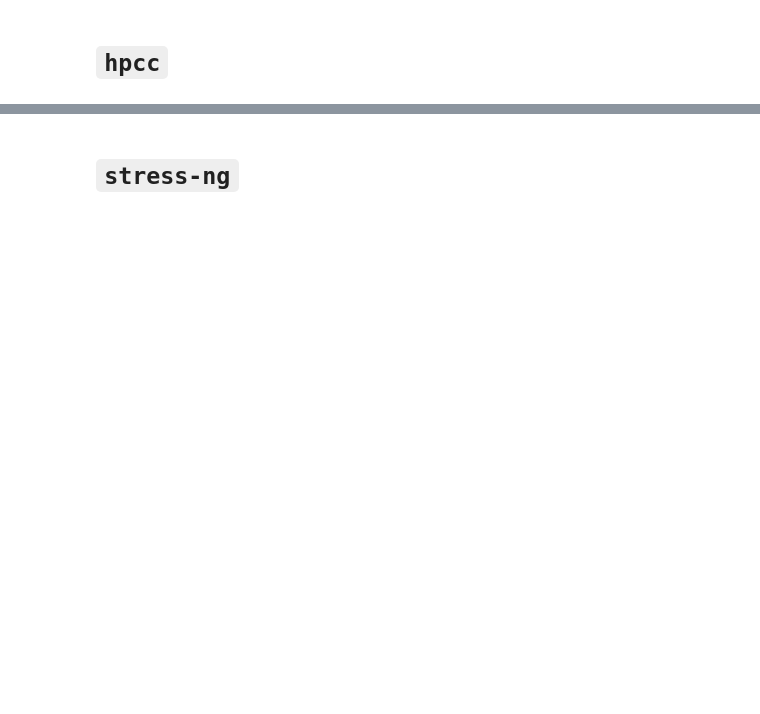
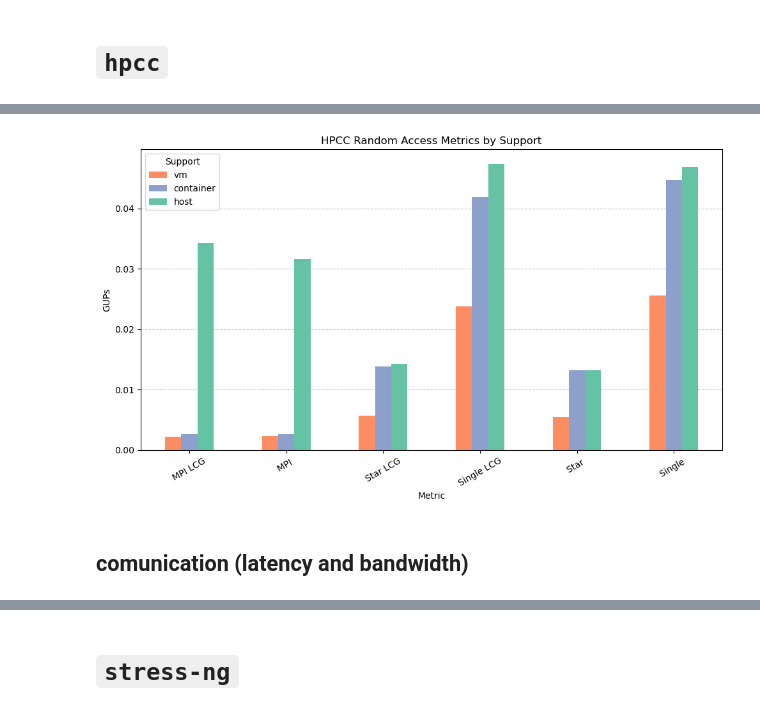
Before and after one commit to giovanni-lucarelli/cloud-basic, a Jupyter notebook: analysis/analysis.ipynb, the cells around one changed output, grey strips where cells are left out. Saved outputs shown, nothing was run; the diff lists cells and outputs as text; code cells hidden in the pictures; blank space fills up the shorter version.

```diff
--- a/analysis/analysis.ipynb
+++ b/analysis/analysis.ipynb
@@ -133,0 +139,6 @@ plt.show()
+# %%
+random_access_metric = ['MPIRandomAccess_LCG_GUPs', 'MPIRandomAccess_GUPs', 'StarRandomAccess_LCG_GUPs', 'SingleRandomAccess_LCG_GUPs', 'StarRandomAccess_GUPs', 'SingleRandomAccess_GUPs']
+
+random_access_df = hpcc_raw[hpcc_raw['metric'].isin(random_access_metric)]
+
+random_access_df
@@ -133,0 +153,14 @@ plt.show()
+# %%
+
+# remove the '_GUPs' from the metric names for random access
+random_access_df['metric'] = random_access_df['metric'].replace(
+    {m: m.replace('_GUPs', '') for m in random_access_df['metric']}
+)
+random_access_df['metric'] = random_access_df['metric'].replace(
+    {m: m.replace('RandomAccess_', ' ') for m in random_access_df['metric']}
+)
+random_access_df['metric'] = random_access_df['metric'].replace(
+    {m: m.replace('RandomAccess', '') for m in random_access_df['metric']}
+)
+
+random_access_df['metric']
@@ -133,0 +190,18 @@ plt.show()
+# %%
+# Plot Random Access
+
+random_access_df_plot = random_access_df.set_index('metric')[['vm', 'container', 'host']]
+fig, ax = plt.subplots(figsize=(10, 6))
+random_access_df_plot.plot(kind='bar', color=[palette[1], palette[2], palette[0]], ax=ax, zorder=2)
+ax.grid(axis='y', linestyle='--', alpha=0.7, zorder=1)  # Grid behind bars
+ax.set_title('HPCC Random Access Metrics by Support')
+ax.set_ylabel('GUPs')
+ax.set_xlabel('Metric')
+ax.set_xticklabels(ax.get_xticklabels(), rotation=30)
+ax.legend(title='Support')
+plt.tight_layout()
+plt.show()
+# %% [output]
+[figure, added]
+# %% [markdown]
+## comunication (latency and bandwidth)
```
Also changed, not shown: parts of 34 cells of this notebook, 2 other files.
